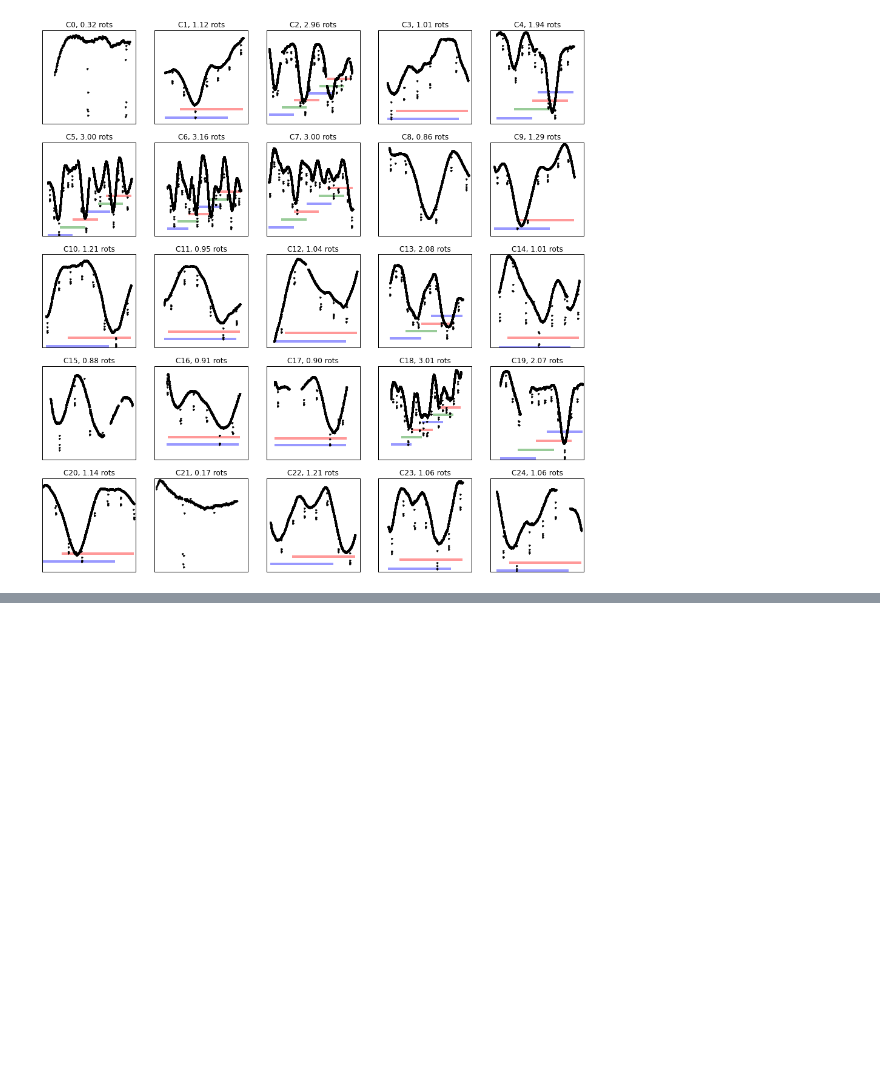
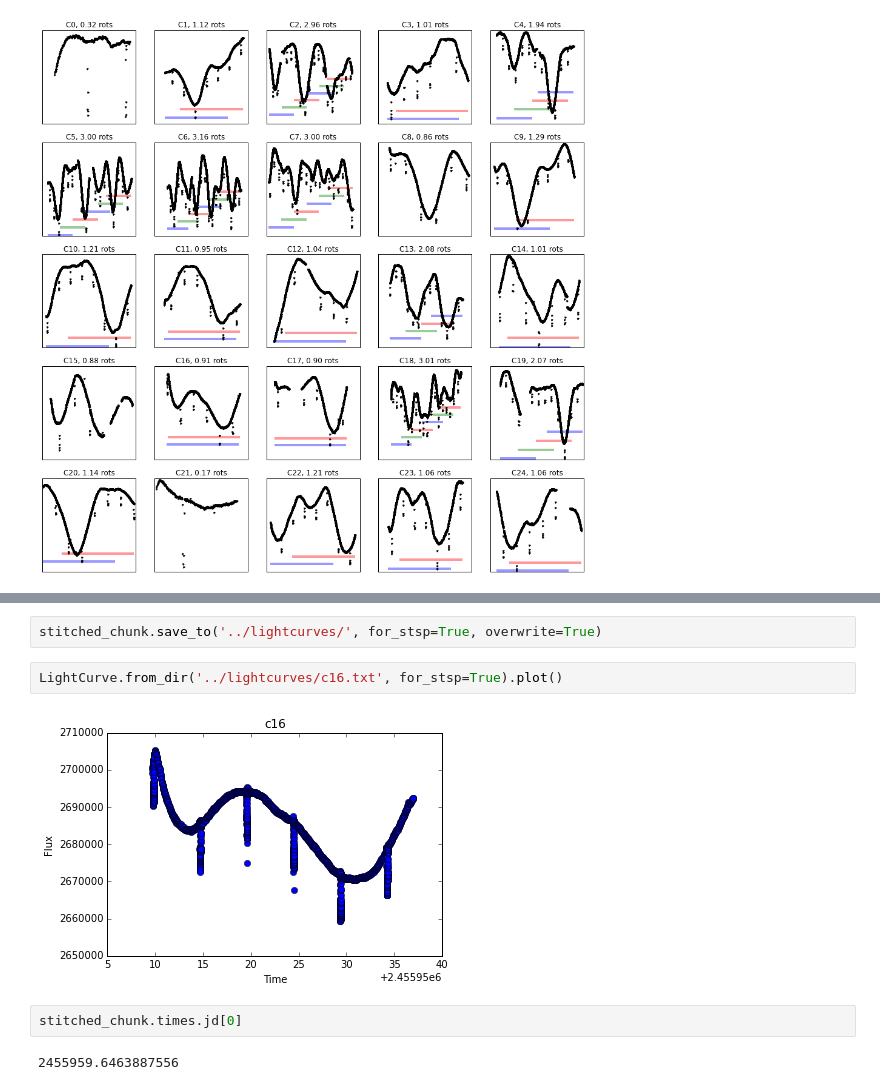
Before and after one commit to bmorris3/hat-11, a Jupyter notebook: data/chunking.ipynb, the cells around one changed output, grey strips where cells are left out. Saved outputs shown, nothing was run; the diff lists cells and outputs as text; blank space fills up the shorter version.

```diff
--- a/data/chunking.ipynb
+++ b/data/chunking.ipynb
@@ -306,0 +350,10 @@ plt.show()
+# %%
+stitched_chunk.save_to('../lightcurves/', for_stsp=True, overwrite=True)
+# %%
+LightCurve.from_dir('../lightcurves/c16.txt', for_stsp=True).plot()
+# %% [output]
+[figure, added]
+# %%
+stitched_chunk.times.jd[0]
+# %% [output]
+2455959.6463887556
```
Also changed, not shown: parts of 1 cell of this notebook, 6 other files.
